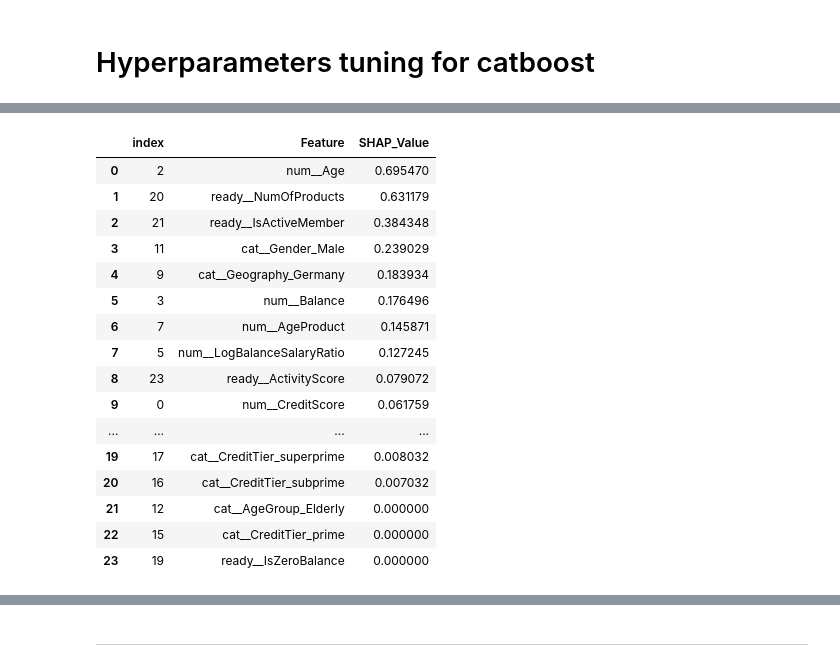
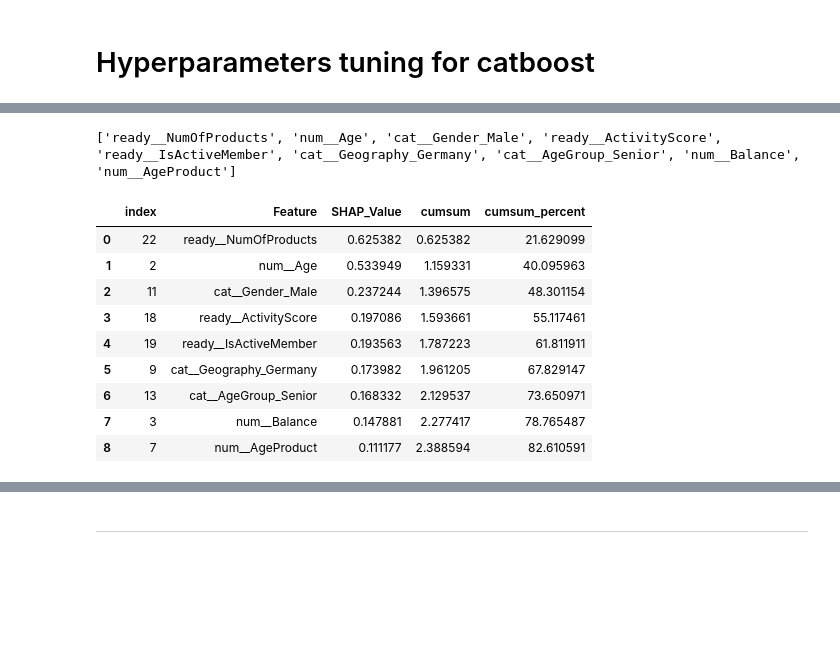
Before and after one commit to Over-Mind1/end-to-end-churn-project, a Jupyter notebook: Notebooks/pipline.ipynb, the cells around one changed output, grey strips where cells are left out. Drawn from its saved outputs; the diff is of its cells as text; code cells hidden in the pictures; blank space fills up the shorter version.

```diff
--- a/Notebooks/pipline.ipynb
+++ b/Notebooks/pipline.ipynb
@@ -407,0 +370,7 @@ shap_df_xgb
+# %%
+shap_df_xgb = shap_df.copy()
+shap_df_xgb['cumsum'] = shap_df_xgb['SHAP_Value'].cumsum()
+shap_df_xgb['cumsum_percent'] = 100 * shap_df_xgb['cumsum'] / shap_df_xgb['SHAP_Value'].sum()
+
+top_features = shap_df_xgb[shap_df_xgb['cumsum_percent'] <= 90]['Feature'].tolist()
+print(top_features)
@@ -421,6 +392,6 @@ shap_df_xgb['Feature'][:10]
 Name: Feature, dtype: object
 # %%
-top_features = shap_df_xgb['Feature'][:11].tolist()
+top_features = shap_df_xgb['Feature'][:10].tolist()
 top_feature_indices = [feature_names.index(feat) for feat in top_features]
 X_train_top = X_train_processed[:, top_feature_indices]
 X_test_top = X_test_processed[:, top_feature_indices]
@@ -604,7 +556,7 @@ cat_best_params = study.best_params
 cat_best_params["loss_function"] = "Logloss"
 cat_best_params["eval_metric"] = "F1"
 cat_best_params["verbose"] = False
-cat_best_params["use_best_model"] = True
+cat_best_params["use_best_model"] = False
 cat_best_params["random_seed"] = 42
 # %%
 tunned_cat_model = CatBoostClassifier(**cat_best_params)
@@ -660,23 +612,24 @@ shap_df = pd.DataFrame({
 }).sort_values(by='SHAP_Value', ascending=False)
 # %%
 shap_df_cat = shap_df.reset_index()
-shap_df_cat
+shap_df_cat['cumsum'] = shap_df_cat['SHAP_Value'].cumsum()
+shap_df_cat['cumsum_percent'] = 100 * shap_df_cat['cumsum'] / shap_df_cat['SHAP_Value'].sum()
+
+top_features = shap_df_cat[shap_df_cat['cumsum_percent'] <= 85]['Feature'].tolist()
+print(top_features)
 # %% [output]
-|  | index | Feature | SHAP_Value |
-| 0 | 2 | num__Age | 0.695470 |
-| 1 | 20 | ready__NumOfProducts | 0.631179 |
-| 2 | 21 | ready__IsActiveMember | 0.384348 |
-| 3 | 11 | cat__Gender_Male | 0.239029 |
-| 4 | 9 | cat__Geography_Germany | 0.183934 |
-| 5 | 3 | num__Balance | 0.176496 |
-| 6 | 7 | num__AgeProduct | 0.145871 |
-| 7 | 5 | num__LogBalanceSalaryRatio | 0.127245 |
-| 8 | 23 | ready__ActivityScore | 0.079072 |
-| 9 | 0 | num__CreditScore | 0.061759 |
-| ... | ... | ... | ... |
-| 19 | 17 | cat__CreditTier_superprime | 0.008032 |
-| 20 | 16 | cat__CreditTier_subprime | 0.007032 |
-| 21 | 12 | cat__AgeGroup_Elderly | 0.000000 |
-| 22 | 15 | cat__CreditTier_prime | 0.000000 |
-| 23 | 19 | ready__IsZeroBalance | 0.000000 |
+['ready__NumOfProducts', 'num__Age', 'cat__Gender_Male', 'ready__ActivityScore', 'ready__IsActiveMember', 'cat__Geography_Germany', 'cat__AgeGroup_Senior', 'num__Balance', 'num__AgeProduct']
+# %%
+shap_df_cat[:9]
+# %% [output]
+|  | index | Feature | SHAP_Value | cumsum | cumsum_percent |
+| 0 | 22 | ready__NumOfProducts | 0.625382 | 0.625382 | 21.629099 |
+| 1 | 2 | num__Age | 0.533949 | 1.159331 | 40.095963 |
+| 2 | 11 | cat__Gender_Male | 0.237244 | 1.396575 | 48.301154 |
+| 3 | 18 | ready__ActivityScore | 0.197086 | 1.593661 | 55.117461 |
+| 4 | 19 | ready__IsActiveMember | 0.193563 | 1.787223 | 61.811911 |
+| 5 | 9 | cat__Geography_Germany | 0.173982 | 1.961205 | 67.829147 |
+| 6 | 13 | cat__AgeGroup_Senior | 0.168332 | 2.129537 | 73.650971 |
+| 7 | 3 | num__Balance | 0.147881 | 2.277417 | 78.765487 |
+| 8 | 7 | num__AgeProduct | 0.111177 | 2.388594 | 82.610591 |
 # %%
```
Also changed, not shown: parts of 27 cells of this notebook, 16 other files.
